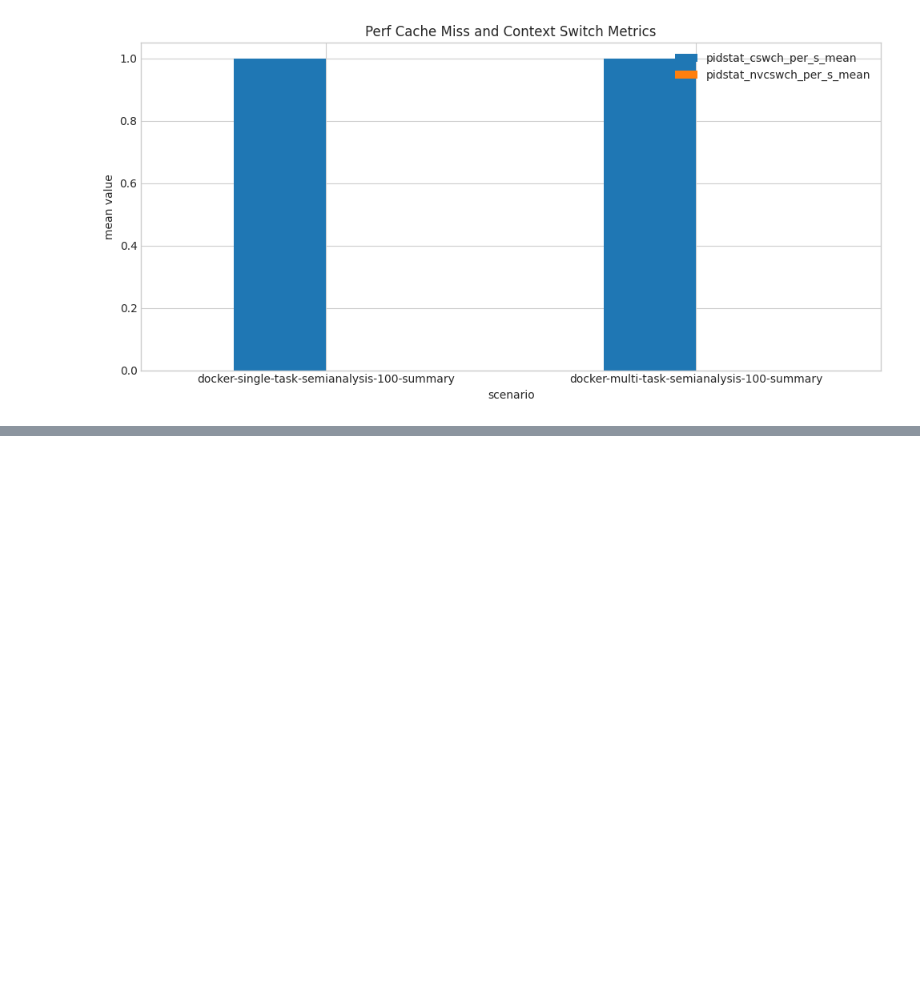
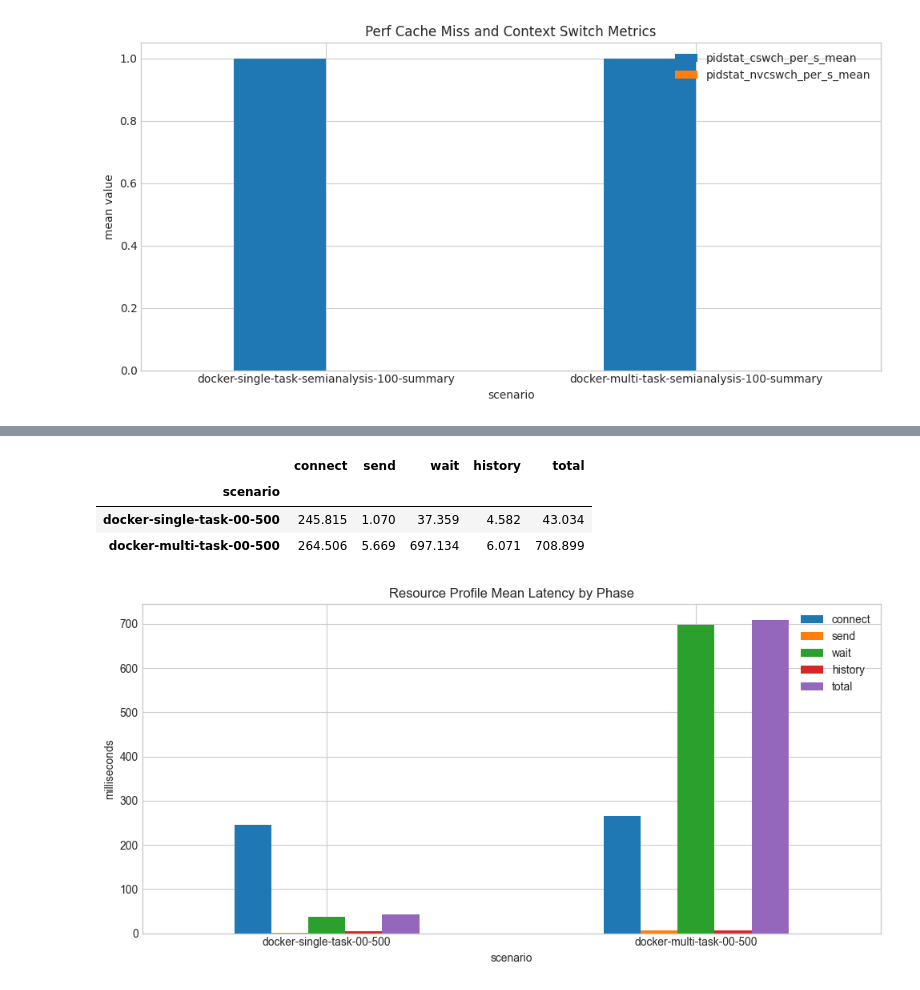
Before and after one commit to Boole-Highland-Insight/ClawHarness, a Jupyter notebook: openclaw_gateway_context_list_walkthrough.ipynb, the cells around one changed output, grey strips where cells are left out. Drawn from its saved outputs; the diff is of its cells as text; code cells hidden in the pictures; blank space fills up the shorter version.

```diff
--- a/openclaw_gateway_context_list_walkthrough.ipynb
+++ b/openclaw_gateway_context_list_walkthrough.ipynb
@@ -1603,0 +1757,28 @@ plt.show()
+# %%
+resource_phase_df = resource_profile_df[[
+    "connect_mean_ms",
+    "send_mean_ms",
+    "wait_mean_ms",
+    "history_mean_ms",
+    "total_mean_ms",
+]].rename(columns={
+    "connect_mean_ms": "connect",
+    "send_mean_ms": "send",
+    "wait_mean_ms": "wait",
+    "history_mean_ms": "history",
+    "total_mean_ms": "total",
+})
+
+resource_phase_df.round(3)
+# %% [output]
+|  | connect | send | wait | history | total |
+| scenario |  |  |  |  |  |
+| docker-single-task-00-500 | 245.815 | 1.070 | 37.359 | 4.582 | 43.034 |
+| docker-multi-task-00-500 | 264.506 | 5.669 | 697.134 | 6.071 | 708.899 |
+# %%
+ax = resource_phase_df.plot(kind="bar", figsize=(10, 5), rot=0, title="Resource Profile Mean Latency by Phase")
+ax.set_ylabel("milliseconds")
+plt.tight_layout()
+plt.show()
+# %% [output]
+[figure, added]
```
Also changed, not shown: parts of 64 cells of this notebook, 4 other files.
